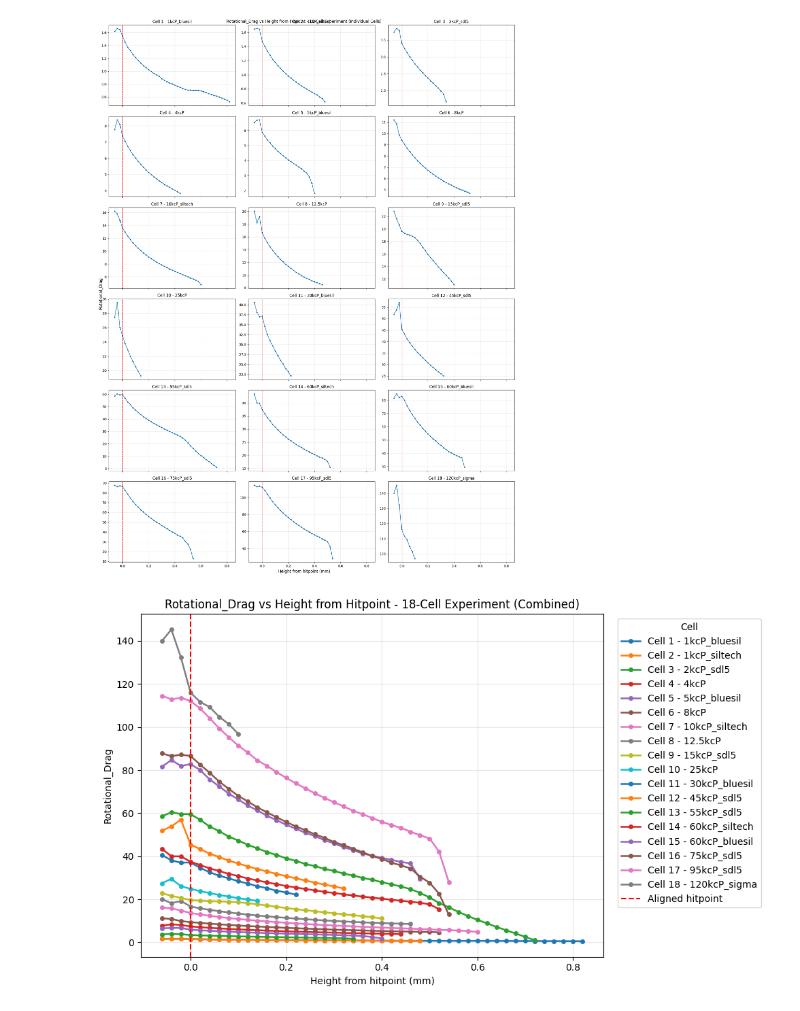
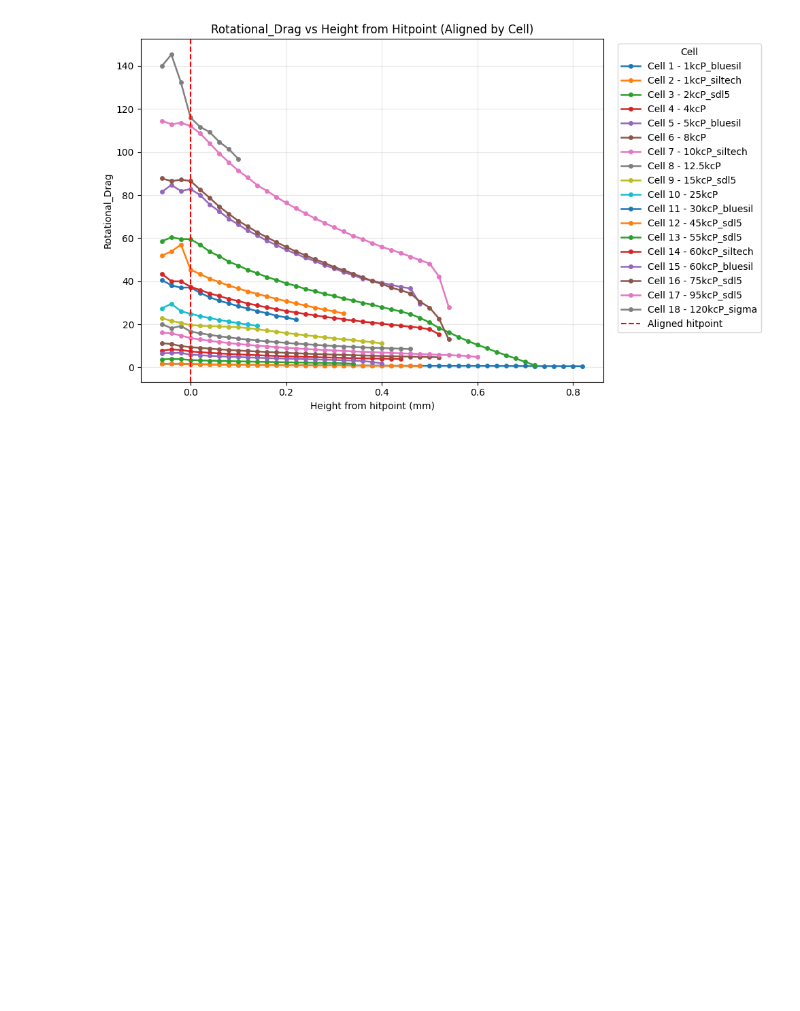
Before and after one commit to AC-Formulations-SDL5/Automated_Viscometry, a Jupyter notebook: results/Auto-runs/auto_analyse_notes.ipynb, the cells around one changed output. Cells and saved outputs as stored; diff of their text form; code cells hidden in the pictures; blank space fills up the shorter version.

```diff
--- a/results/Auto-runs/auto_analyse_notes.ipynb
+++ b/results/Auto-runs/auto_analyse_notes.ipynb
@@ -6,8 +6,8 @@ import matplotlib.pyplot as plt
 auto_analyse_address = 'full_run_260428.csv'
 auto_analyse_df = pd.read_csv(auto_analyse_address)
 # %%
-# Rotational_Drag vs height-from-hitpoint for the 18-cell experiment
-# Individual cell plots first, then the combined overlay
+# Rotational_Drag vs height-from-hitpoint (one line per cell)
+# Hitpoint definition per your note: the point BEFORE the last 3 points in each cell trace
 plot_df = auto_analyse_df.copy()
 if 'Z_Height_mm' not in plot_df.columns and 'Z_Hegiht_mm' in plot_df.columns:
     plot_df = plot_df.rename(columns={'Z_Hegiht_mm': 'Z_Height_mm'})
@@ -21,93 +21,48 @@ label_col = 'Cell_Label' if 'Cell_Label' in plot_df.columns else None
 cols_to_keep = ['cell', 'Z_Height_mm', 'Rotational_Drag'] + ([label_col] if label_col else [])
 plot_df = plot_df[cols_to_keep].dropna(subset=['cell', 'Z_Height_mm', 'Rotational_Drag'])
 
-cell_ids = sorted(plot_df['cell'].dropna().unique().tolist())
-if not cell_ids:
-    raise ValueError('No cell data available to plot.')
-
-n_cells = len(cell_ids)
-ncols = min(3, n_cells)
-nrows = int(np.ceil(n_cells / ncols))
-fig, axes = plt.subplots(nrows, ncols, figsize=(6 * ncols, 4 * nrows), sharex=True)
-axes = np.atleast_1d(axes).ravel()
-
-for ax, cell_id in zip(axes, cell_ids):
-    cell_df = plot_df[plot_df['cell'] == cell_id].sort_values('Z_Height_mm').reset_index(drop=True)
-
-    if len(cell_df) < 4:
-        ax.text(0.5, 0.5, f'Skipping Cell {int(cell_id)}\nneed >=4 points', ha='center', va='center', transform=ax.transAxes)
-        ax.set_axis_off()
-        continue
-
-    cell_label = ''
-    if label_col:
-        labels = [str(v).strip() for v in cell_df[label_col].dropna().unique() if str(v).strip()]
-        if labels:
-            cell_label = labels[0]
-
-    hit_idx = 3
-    hit_z = cell_df.loc[hit_idx, 'Z_Height_mm']
-    x_from_hit_mm = cell_df['Z_Height_mm'] - hit_z
-
-    ax.plot(
-        x_from_hit_mm,
-        cell_df['Rotational_Drag'],
-        marker='o',
-        linewidth=1.4,
-        markersize=3
-    )
-    ax.axvline(x=0, color='red', linestyle='--', linewidth=1.0)
-    title_suffix = f' - {cell_label}' if cell_label else ''
-    ax.set_title(f'Cell {int(cell_id)}{title_suffix}')
-    ax.grid(True, alpha=0.3)
-
-for ax in axes[n_cells:]:
-    ax.set_visible(False)
-
-fig.supxlabel('Height from hitpoint (mm)')
-fig.supylabel('Rotational_Drag')
-fig.suptitle('Rotational_Drag vs Height from Hitpoint - 18-Cell Experiment (Individual Cells)')
-fig.tight_layout()
-plt.show()
-
 plt.figure(figsize=(10, 6))
 for cell_id, cell_df in plot_df.groupby('cell'):
     cell_df = cell_df.sort_values('Z_Height_mm').reset_index(drop=True)
 
+    # Need at least 4 points so index 3 (point after first 3) exists
     if len(cell_df) < 4:
         print(f"Skipping Cell {int(cell_id)}: need >=4 points to define hitpoint, found {len(cell_df)}")
         continue
 
     hit_idx = 3
     hit_z = cell_df.loc[hit_idx, 'Z_Height_mm']
+
+    # Shift x-axis so hitpoint is at 0 mm
+    # Assumption requested: 1 Z-height unit == 1 mm
     x_from_hit_mm = cell_df['Z_Height_mm'] - hit_z
 
     cell_label = ''
     if label_col:
         labels = [str(v).strip() for v in cell_df[label_col].dropna().unique() if str(v).strip()]
         if labels:
             cell_label = labels[0]
 
     legend_label = f"Cell {int(cell_id)} - {cell_label}" if cell_label else f"Cell {int(cell_id)}"
 
     plt.plot(
         x_from_hit_mm,
         cell_df['Rotational_Drag'],
         marker='o',
         linewidth=1.8,
         markersize=4,
         label=legend_label
     )
 
+# Aligned hitpoint marker (shared after shift)
 plt.axvline(x=0, color='red', linestyle='--', linewidth=1.5, label='Aligned hitpoint')
 
 plt.xlabel('Height from hitpoint (mm)')
 plt.ylabel('Rotational_Drag')
-plt.title('Rotational_Drag vs Height from Hitpoint - 18-Cell Experiment (Combined)')
+plt.title('Rotational_Drag vs Height from Hitpoint (Aligned by Cell)')
 plt.grid(True, alpha=0.3)
 plt.legend(title='Cell', bbox_to_anchor=(1.02, 1), loc='upper left')
 plt.tight_layout()
 plt.show()
 # %% [output]
-[figure, old version]
+[figure, new version]
-[figure, removed]
```
Also changed, not shown: parts of 5 cells of this notebook, 15 other files.
